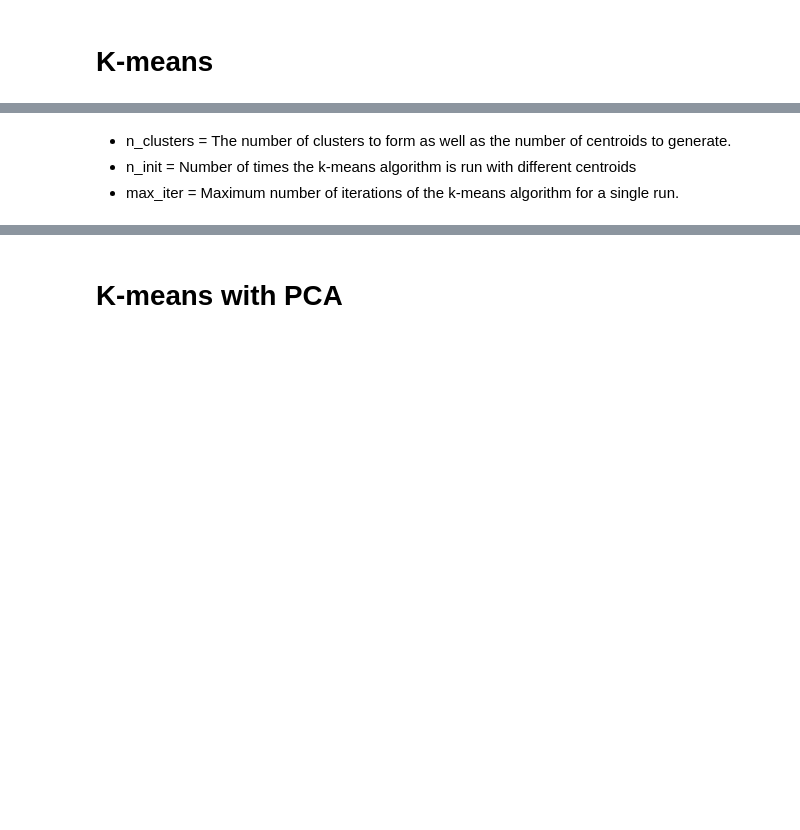
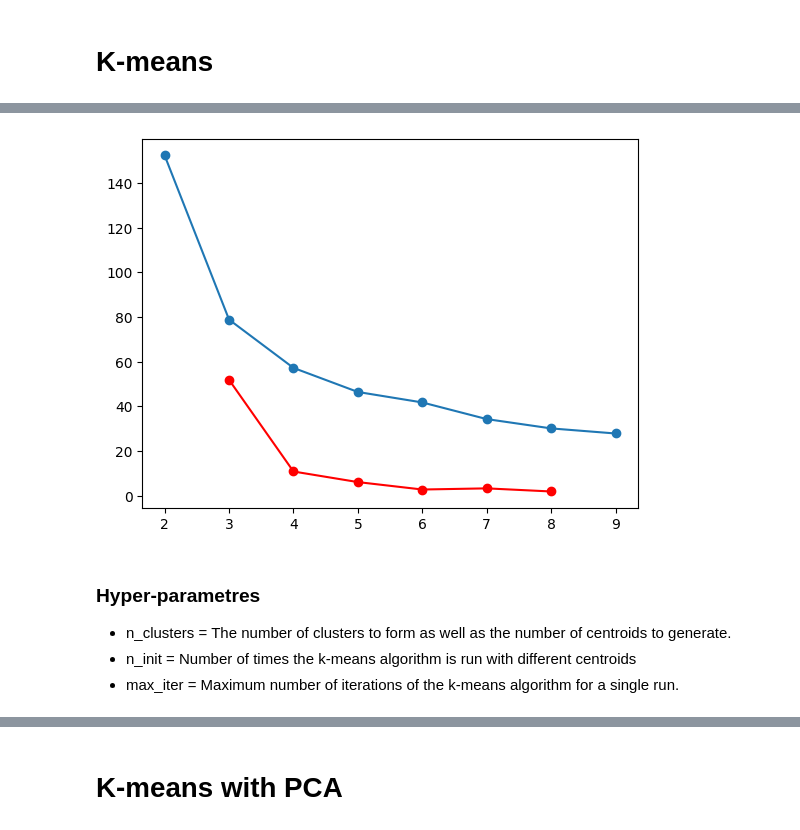
Before and after one commit to Saif-Ur-Rehman99/SaifUrRehman-DEG-007, a Jupyter notebook: Assignment_3.3(Unsupervised_learning)/code.ipynb, the cells around one changed output, grey strips where cells are left out. Drawn from its saved outputs; the diff is of its cells as text; code cells hidden in the pictures; blank space fills up the shorter version.

```diff
--- a/Assignment_3.3(Unsupervised_learning)/code.ipynb
+++ b/Assignment_3.3(Unsupervised_learning)/code.ipynb
@@ -30,4 +78,14 @@ df
+# %%
+plt.plot(k_values, intertia_scores)
+plt.scatter(k_values, intertia_scores)
+plt.plot(k_values[1:-1], module_of_second_derivative, color='red')
+plt.scatter(k_values[1:-1], module_of_second_derivative, color='red')
+plt.show()
+# %% [output]
+[figure, added]
 # %% [markdown]
+### Hyper-parametres
+
 * n_clusters = The number of clusters to form as well as the number of centroids to generate.
 * n_init = Number of times the k-means algorithm is run with different centroids
 * max_iter = Maximum number of iterations of the k-means algorithm for a single run.
```
Also changed, not shown: parts of 18 cells of this notebook, 24 other files.
